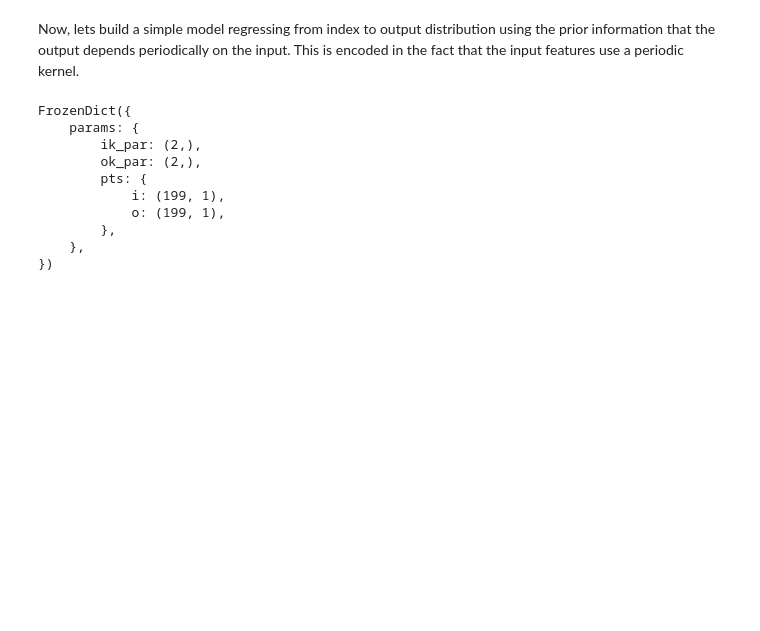
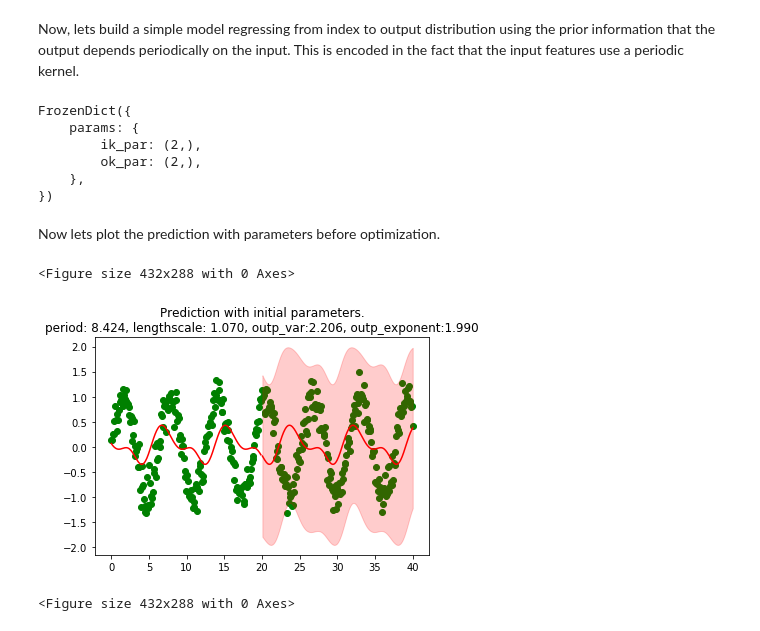
Before and after one commit to zalandoresearch/JaxRK, a Jupyter notebook: examples/Using_FLAX_Optax.ipynb, the cells around one changed output. Drawn from its saved outputs; the diff is of its cells as text; code cells hidden in the pictures; blank space fills up the shorter version.

```diff
--- a/examples/Using_FLAX_Optax.ipynb
+++ b/examples/Using_FLAX_Optax.ipynb
@@ -53,21 +53,17 @@ Now, lets build a simple model regressing from index to output distribution usin
 class Cmo_hyperparam(nn.Module):
     inp_batch:np.ndarray
     out_batch:np.ndarray
-    n:int
 
     def setup(self):
-        def sample_pts(rng):
-            p = random.permutation(rng, len(self.inp_batch))[:self.n]
-            return {"i": self.inp_batch, "o": self.out_batch}
-        cb = CholeskyBijection()
-        ok_par = self.param("ok_par", lambda rng, shape: random.normal(rng, shape), (2,))
-        pts = self.param("pts", sample_pts,)
-        vec_o = FiniteVec(GenGaussKernel.make_unconstr(ok_par[:-1]-4, ok_par[-1]+3),
+        ik_par = self.param("ik_par", lambda rng, shape: random.normal(rng, shape)/10 + np.array(PeriodicKernel.init_from_constrained(2*np.pi+2, 1.)), (2,))
+        vec_i = FiniteVec(PeriodicKernel.make_unconstr(ik_par[0], ik_par[1]),
+                          self.inp_batch)
+
+        ok_par = self.param("ok_par", lambda rng, shape: random.normal(rng, shape)/10 + np.array(GenGaussKernel.init_from_constrained(2, 1.99)), (2,))
+        vec_o = FiniteVec(GenGaussKernel.make_unconstr(ok_par[:-1], ok_par[-1]),
                           self.out_batch)
 
-        ik_par = self.param("ik_par", lambda rng, shape: random.normal(rng, shape)+np.array([8, 4]), (2,))
-        vec_i = FiniteVec(PeriodicKernel.make_unconstr(ik_par[0], ik_par[1]),
-                          self.inp_batch)
+
         self.O = Cmo(vec_i, vec_o)
 
     def get_operator(self):
@@ -88,7 +84,7 @@ class Cmo_hyperparam(nn.Module):
         return rval
 
 
-model = Cmo_hyperparam(inp_batch = x[:199], out_batch=y[:199], n=200)
+model = Cmo_hyperparam(inp_batch = x[:199], out_batch=y[:199])
 variables = model.init(random.PRNGKey(0), x[:199], y[:199], method=model.loss_denseval)
 jax.tree_map(lambda x: x.shape, variables)
 # %% [output]
@@ -96,10 +92,6 @@ FrozenDict({
     params: {
         ik_par: (2,),
         ok_par: (2,),
-        pts: {
-            i: (199, 1),
-            o: (199, 1),
-        },
     },
 })
 # %%
@@ -119,4 +111,17 @@ def train_step(state, inputs, out):
     new_state = state.apply_gradients(grads=grads)
 
     return new_state, loss
+# %% [markdown]
+Now lets plot the prediction with parameters before optimization.
+# %%
+op = model.apply({'params': variables["params"]}, method=model.get_operator)
+mv = np.array((op@ FiniteVec(op.inp_feat.k, x)).get_mean_var()).T
+plot_pred(mv[199:399,:], x, y)
+pl.plot(x[:199], mv[:199, 0], "r")
+pl.title(f"Prediction with initial parameters.\nperiod: {op.inp_feat.k.dist.gs.inv().squeeze():.3f}, lengthscale: {op.inp_feat.k.ls:.3f}, outp_var:{op.outp_feat.k.var().squeeze():.3f}, outp_exponent:{op.outp_feat.k.dist.power:.3f}")
+pl.figure()
+# %% [output]
+<Figure size 432x288 with 0 Axes>
+[figure, added]
+<Figure size 432x288 with 0 Axes>
 # %%
```
Also changed, not shown: parts of 4 cells of this notebook, 1 other file.
